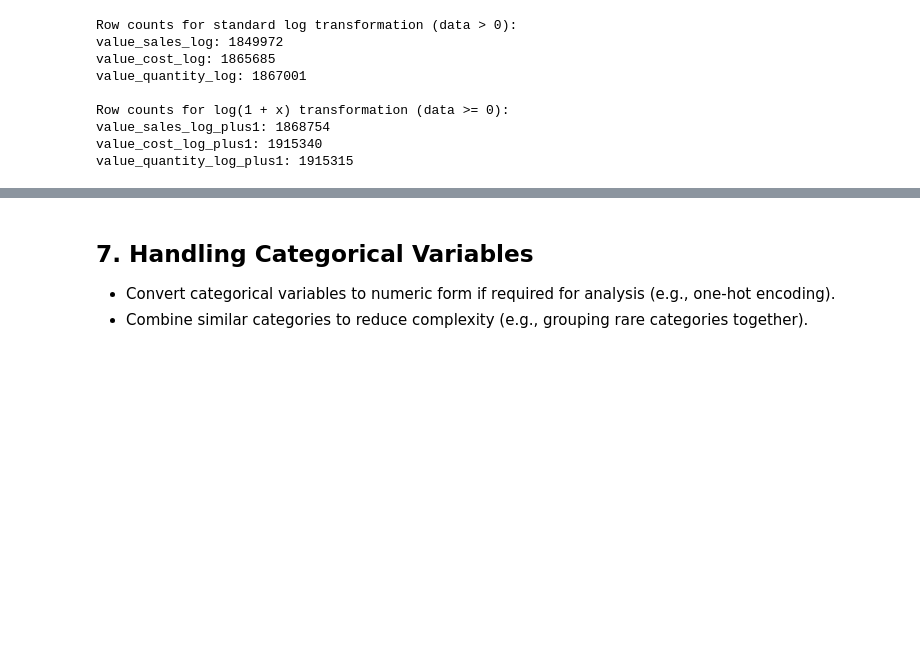
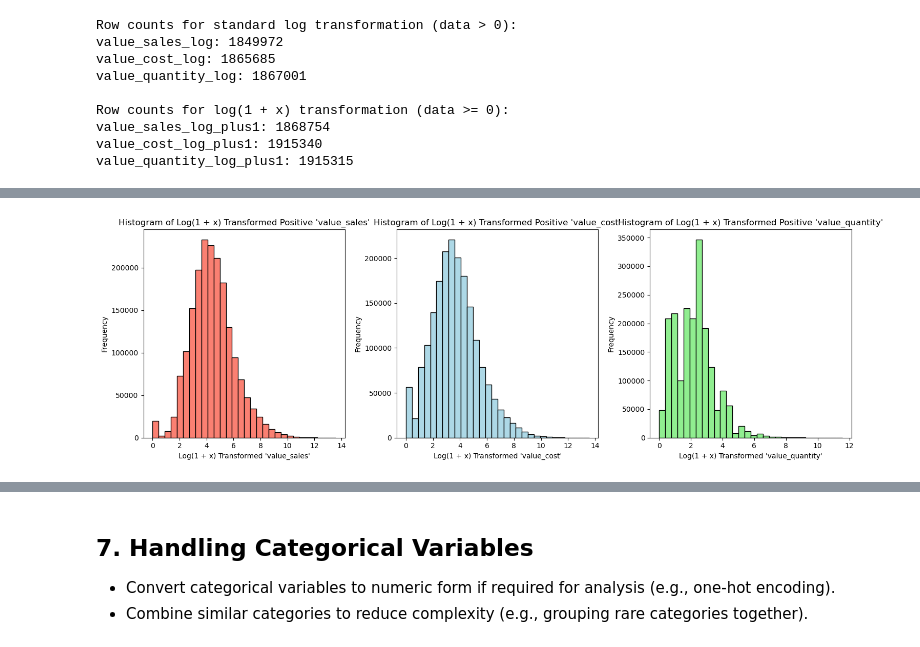
Before and after one commit to C4PT41N4545/BUSA8000-LuminaTech_Analytics_Project, a Jupyter notebook: data_cleaning.ipynb, the cells around one changed output, grey strips where cells are left out. Drawn from its saved outputs; the diff is of its cells as text; code cells hidden in the pictures; blank space fills up the shorter version.

```diff
--- a/data_cleaning.ipynb
+++ b/data_cleaning.ipynb
@@ -1821,15 +1731,0 @@ Data with Log Transformation applied only to positive values:
-# %%
-merged_data['value_quantity_log_transformed'] = np.where(
-    merged_data['value_quantity'] > 0,
-    np.log(merged_data['value_quantity']),
-    np.nan
-)
-
-transformed_only = merged_data['value_quantity_log_transformed']
-
-plt.figure(figsize=(6, 4))
-plt.hist(transformed_only, bins=30, color='salmon', edgecolor='black')
-plt.title("Histogram of Log Transformed Positive 'value_quantity'")
-plt.xlabel("Log Transformed 'value_quantity'")
-plt.ylabel("Frequency")
-plt.show()
@@ -1837,0 +1786,37 @@ plt.show()
+# %%
+import matplotlib.pyplot as plt
+
+# Filter out negative values for each transformed column
+positive_sales_log_plus1 = merged_data[merged_data['value_sales_log_plus1_transformed'] >= 0]['value_sales_log_plus1_transformed']
+positive_cost_log_plus1 = merged_data[merged_data['value_cost_log_plus1_transformed'] >= 0]['value_cost_log_plus1_transformed']
+positive_quantity_log_plus1 = merged_data[merged_data['value_quantity_log_plus1_transformed'] >= 0]['value_quantity_log_plus1_transformed']
+
+# Plot histograms for only positive values in each transformed column
+plt.figure(figsize=(15, 5))
+
+# Histogram for value_sales_log_plus1_transformed
+plt.subplot(1, 3, 1)
+plt.hist(positive_sales_log_plus1, bins=30, color='salmon', edgecolor='black')
+plt.title("Histogram of Log(1 + x) Transformed Positive 'value_sales'")
+plt.xlabel("Log(1 + x) Transformed 'value_sales'")
+plt.ylabel("Frequency")
+
+# Histogram for value_cost_log_plus1_transformed
+plt.subplot(1, 3, 2)
+plt.hist(positive_cost_log_plus1, bins=30, color='lightblue', edgecolor='black')
+plt.title("Histogram of Log(1 + x) Transformed Positive 'value_cost'")
+plt.xlabel("Log(1 + x) Transformed 'value_cost'")
+plt.ylabel("Frequency")
+
+# Histogram for value_quantity_log_plus1_transformed
+plt.subplot(1, 3, 3)
+plt.hist(positive_quantity_log_plus1, bins=30, color='lightgreen', edgecolor='black')
+plt.title("Histogram of Log(1 + x) Transformed Positive 'value_quantity'")
+plt.xlabel("Log(1 + x) Transformed 'value_quantity'")
+plt.ylabel("Frequency")
+
+# Adjust layout and show plot
+plt.tight_layout()
+plt.show()
+# %% [output]
+[figure, added]
```
Also changed, not shown: parts of 24 cells of this notebook.
